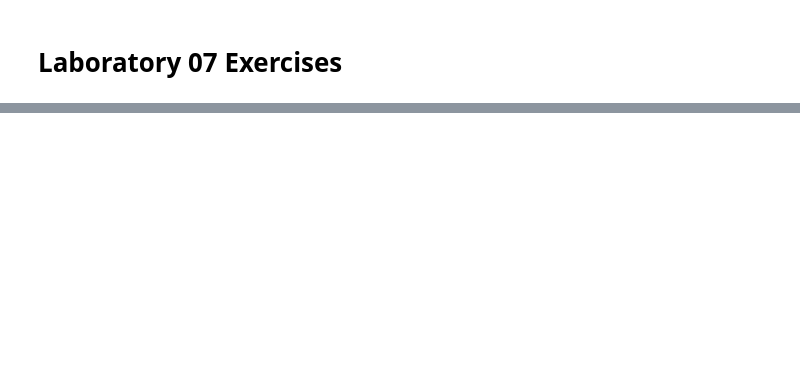
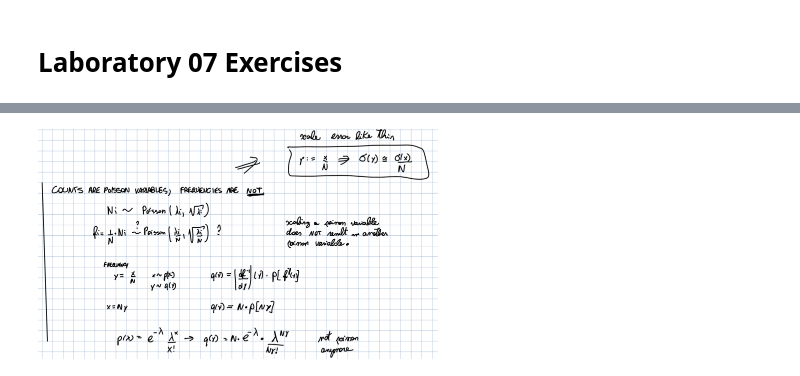
Before and after one commit to miriamzara/LaboratoryOfComputationalPhysics_Y7, a Jupyter notebook: 07_Visualization/07ex_Visualization.ipynb, the cells around one changed output, grey strips where cells are left out. Drawn from its saved outputs; the diff is of its cells as text; code cells hidden in the pictures; blank space fills up the shorter version.

```diff
--- a/07_Visualization/07ex_Visualization.ipynb
+++ b/07_Visualization/07ex_Visualization.ipynb
@@ -18,0 +32,4 @@ you can use the scipy function `stats.norm()` for that.
+# %%
+Image('note_bis.jpeg', width= 2*200, height= 2*400)
+# %% [output]
+[figure, added]
```
Also changed, not shown: parts of 10 cells of this notebook, 5 other files.
